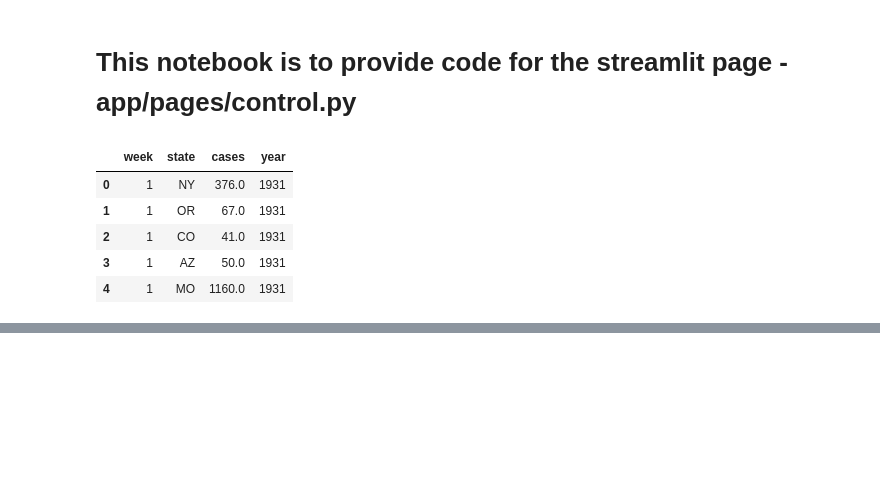
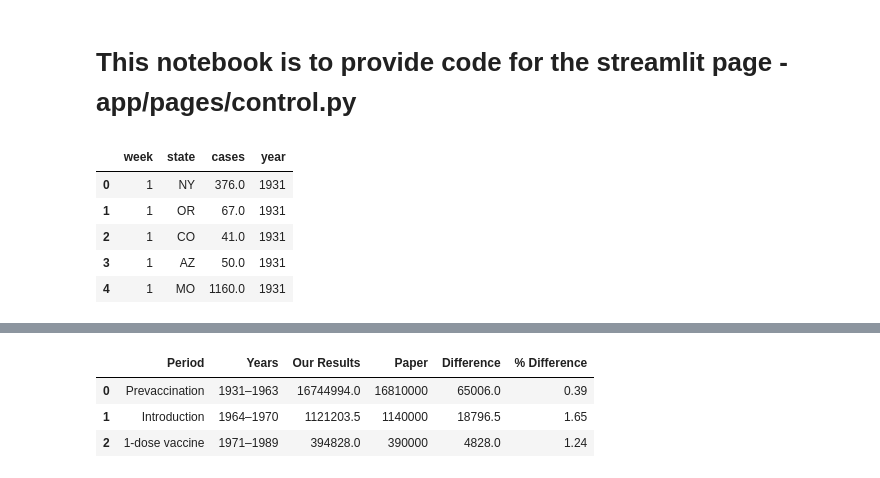
Before and after one commit to FusRaDa/biot670i_capstone_vaccination_project, a Jupyter notebook: 03_tycho_measles_control_page.ipynb, the cells around one changed output, grey strips where cells are left out. Saved outputs shown, nothing was run; the diff lists cells and outputs as text; code cells hidden in the pictures; blank space fills up the shorter version.

Commit message:
almost done with control

```diff
--- a/03_tycho_measles_control_page.ipynb
+++ b/03_tycho_measles_control_page.ipynb
@@ -16,0 +79,8 @@ df.head()
+# %%
+compared_df = compare_control_measles_dates(df)
+compared_df
+# %% [output]
+|  | Period | Years | Our Results | Paper | Difference | % Difference |
+| 0 | Prevaccination | 1931–1963 | 16744994.0 | 16810000 | 65006.0 | 0.39 |
+| 1 | Introduction | 1964–1970 | 1121203.5 | 1140000 | 18796.5 | 1.65 |
+| 2 | 1-dose vaccine | 1971–1989 | 394828.0 | 390000 | 4828.0 | 1.24 |
```
Also changed, not shown: parts of 5 cells of this notebook, 1 other file.
